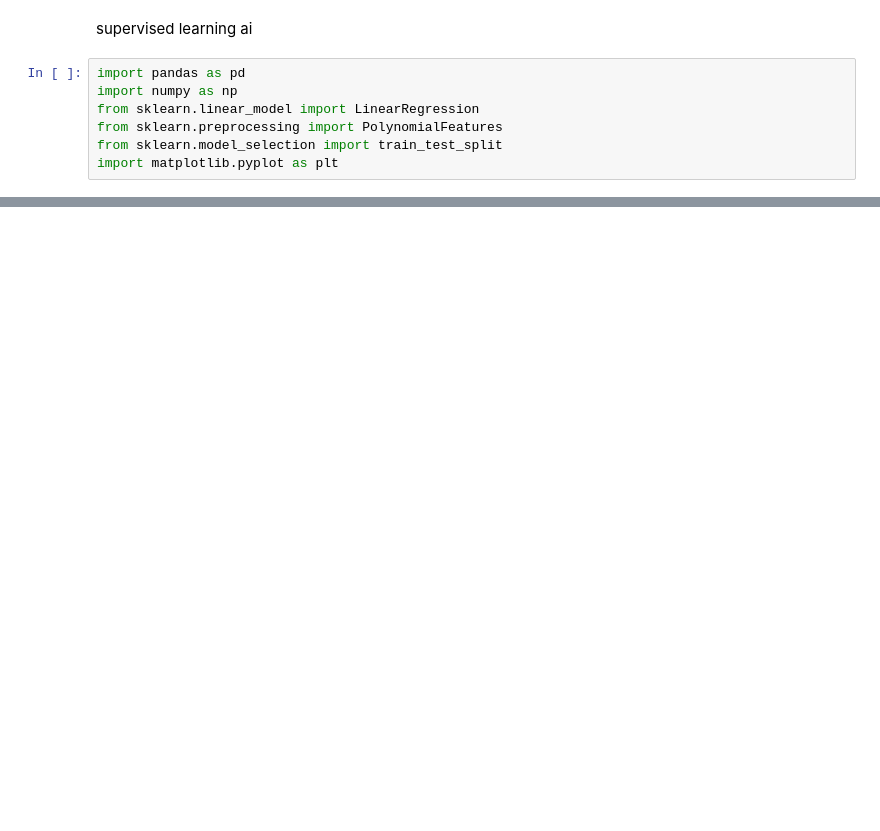
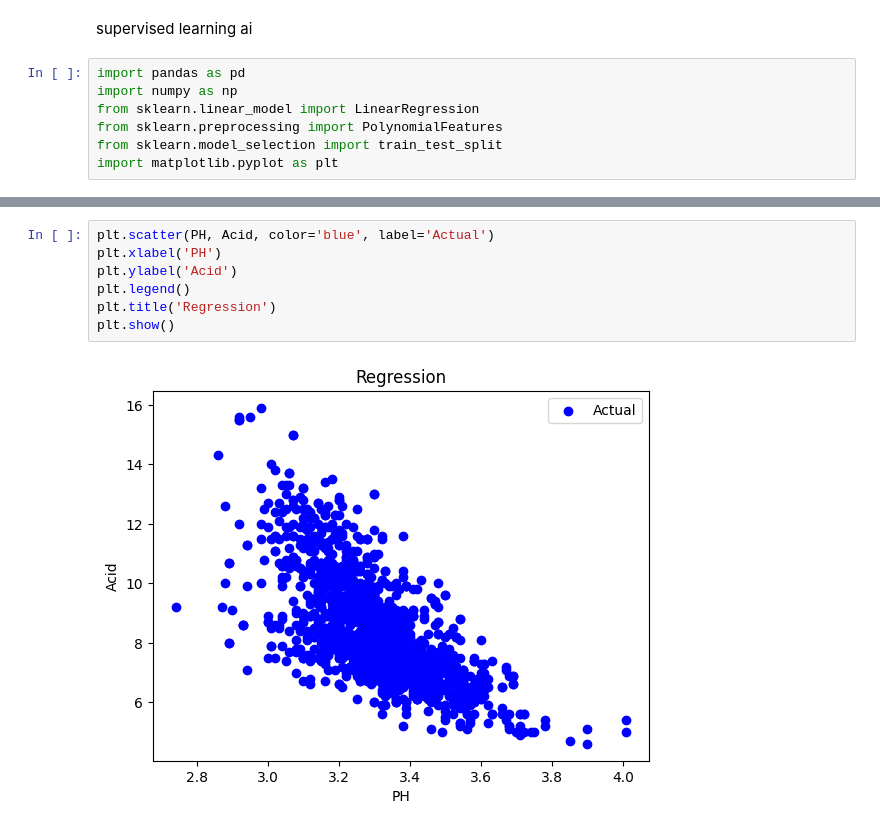
Before and after one commit to michalmrz04/Artificial-intelligence-2, a Jupyter notebook: AI1.ipynb, the cells around one changed output, grey strips where cells are left out. Drawn from its saved outputs; the diff is of its cells as text; blank space fills up the shorter version.

```diff
--- a/AI1.ipynb
+++ b/AI1.ipynb
@@ -127 +103,10 @@ ValueError: could not convert string to float: '9.5 sec'
+# %%
+plt.scatter(PH, Acid, color='blue', label='Actual')
+plt.xlabel('PH')
+plt.ylabel('Acid')
+plt.legend()
+plt.title('Regression')
+plt.show()
+# %% [output]
+[figure, added]
 # %%
```
Also changed, not shown: parts of 16 cells of this notebook, 3 other files.
